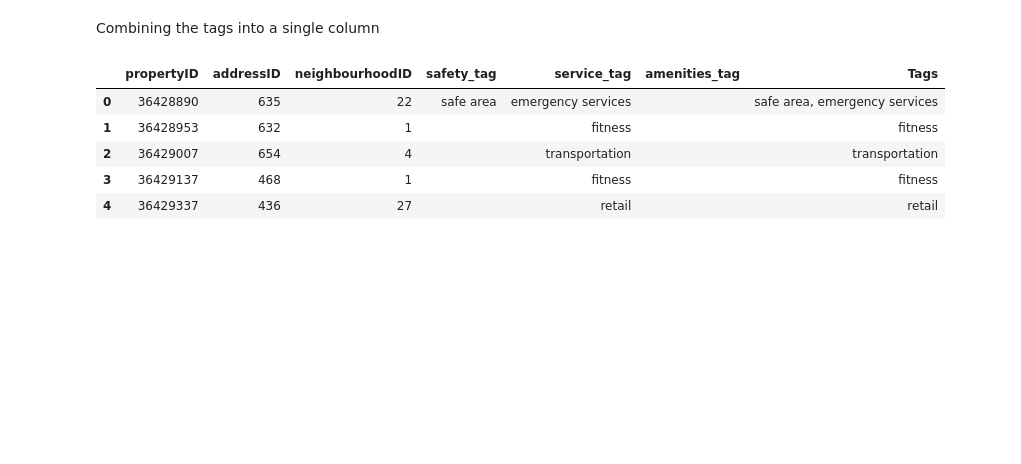
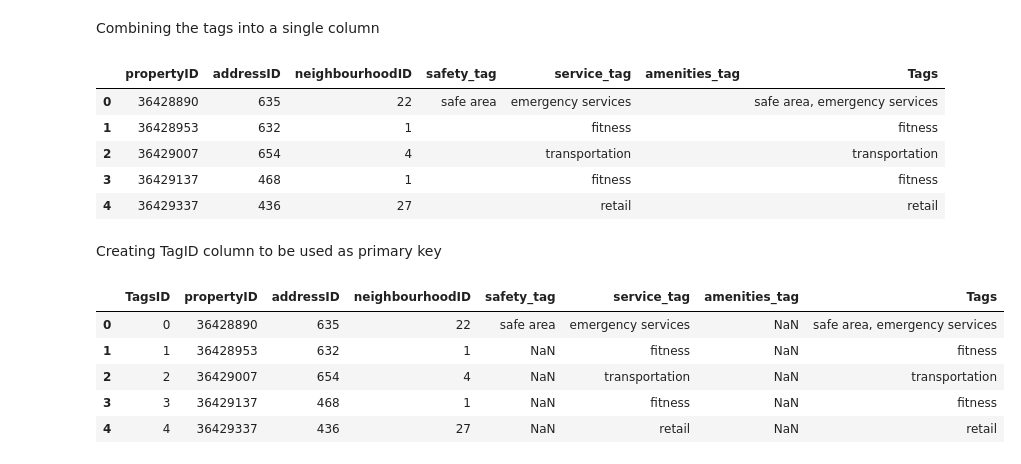
Before and after one commit to oisintheginger/mscfinalproject, a Jupyter notebook: Documents/Stephen_Workspace/Tagging System.ipynb, the cells around one changed output. Cells and saved outputs as stored; diff of their text form; code cells hidden in the pictures; blank space fills up the shorter version.

Commit message:
creating TagID column
adding a column to number from zero as an ID column to use as the primary key

```diff
--- a/Documents/Stephen_Workspace/Tagging System.ipynb
+++ b/Documents/Stephen_Workspace/Tagging System.ipynb
@@ -399,3 +399,22 @@ Tagstable.head()
 | 2 | 36429007 | 654 | 4 |  | transportation |  | transportation |
 | 3 | 36429137 | 468 | 1 |  | fitness |  | fitness |
 | 4 | 36429337 | 436 | 27 |  | retail |  | retail |
+# %% [markdown]
+Creating TagID column to be used as primary key
+# %%
+Tagstable=pd.read_csv("Tagstable.csv")
+
+# Adding a new column 'TagsID' starting from 0
+Tagstable['TagsID'] = range(len(Tagstable))
+
+# Making TagsID the first column
+Tagstable = Tagstable[['TagsID'] + [col for col in Tagstable.columns if col != 'TagsID']]
+
+Tagstable.head()
+# %% [output]
+|  | TagsID | propertyID | addressID | neighbourhoodID | safety_tag | service_tag | amenities_tag | Tags |
+| 0 | 0 | 36428890 | 635 | 22 | safe area | emergency services | NaN | safe area, emergency services |
+| 1 | 1 | 36428953 | 632 | 1 | NaN | fitness | NaN | fitness |
+| 2 | 2 | 36429007 | 654 | 4 | NaN | transportation | NaN | transportation |
+| 3 | 3 | 36429137 | 468 | 1 | NaN | fitness | NaN | fitness |
+| 4 | 4 | 36429337 | 436 | 27 | NaN | retail | NaN | retail |
```
Also changed, not shown: parts of 1 cell of this notebook.
